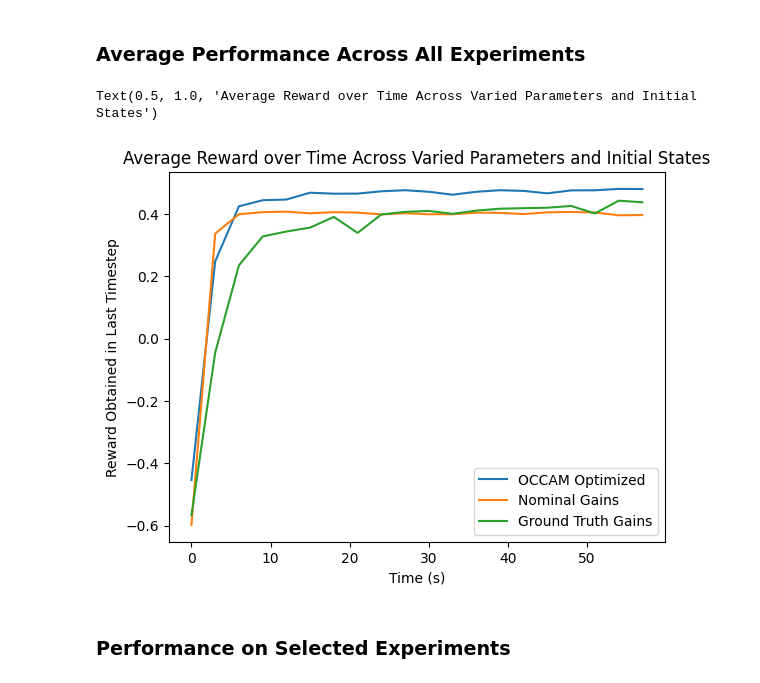
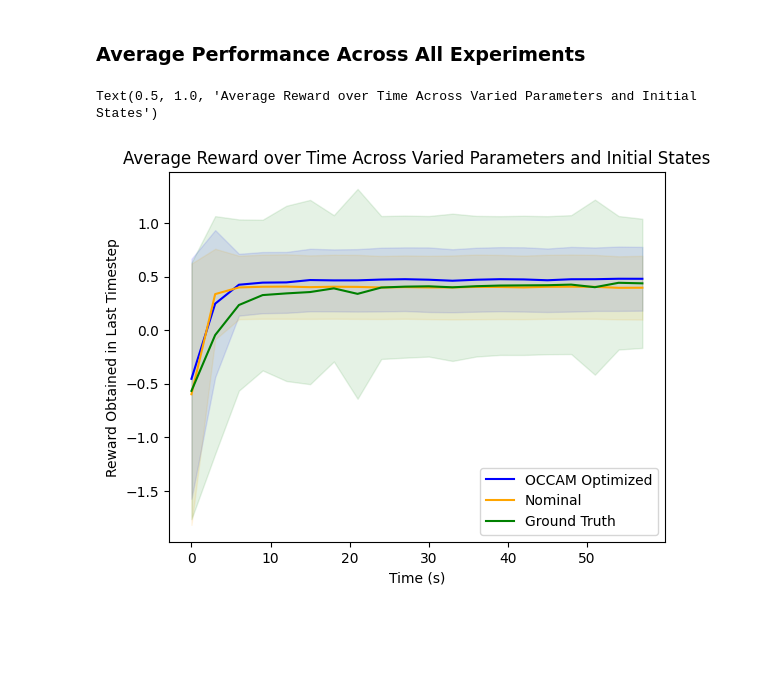
Before and after one commit to Hersh500/occam, a Jupyter notebook: test_upkie.ipynb, the cells around one changed output. Saved outputs shown, nothing was run; the diff lists cells and outputs as text; code cells hidden in the pictures; blank space fills up the shorter version.

Commit message:
add stddev plotting to notebook

```diff
--- a/test_upkie.ipynb
+++ b/test_upkie.ipynb
@@ -244,16 +244,29 @@ resetting!
 ### Average Performance Across All Experiments
 # %%
 tsteps = np.arange(num_trials) * ep_length_s
+occam_mean = np.mean(actual_rwds, axis=(0,1))
+occam_std = np.std(actual_rwds, axis=(0,1))
+nom_mean = np.mean(actual_rwds_nom, axis=(0,1))
+nom_std = np.std(actual_rwds_nom, axis=(0,1))
+gt_mean = np.mean(actual_rwds_gt, axis=(0,1))
+gt_std = np.std(actual_rwds_gt, axis=(0,1))
+
 plt.figure()
-plt.plot(tsteps, np.mean(actual_rwds, axis=(0,1)))
-plt.plot(tsteps, np.mean(actual_rwds_nom, axis=(0,1)))
-plt.plot(tsteps, np.mean(actual_rwds_gt, axis=(0,1)))
-plt.legend(["OCCAM Optimized", "Nominal Gains", "Ground Truth Gains"])
+plt.plot(tsteps, occam_mean, c='blue', label="OCCAM Optimized")
+plt.fill_between(tsteps, occam_mean-occam_std, occam_mean+occam_std, color='blue', alpha=0.1)
+plt.plot(tsteps, nom_mean, c='orange', label="Nominal")
+plt.fill_between(tsteps, nom_mean-nom_std, nom_mean+nom_std, color='orange', alpha=0.1)
+plt.plot(tsteps, gt_mean, c='green', label="Ground Truth")
+plt.fill_between(tsteps, gt_mean-gt_std, gt_mean+gt_std, color='green', alpha=0.1)
+
+
+# plt.plot(tsteps, )
+# plt.plot(tsteps, )
+# plt.legend(["OCCAM Optimized", "Nominal Gains", "Ground Truth Gains"])
+plt.legend()
 plt.xlabel("Time (s)")
 plt.ylabel("Reward Obtained in Last Timestep")
 plt.title("Average Reward over Time Across Varied Parameters and Initial States")
 # %% [output]
 Text(0.5, 1.0, 'Average Reward over Time Across Varied Parameters and Initial States')
-[figure, old version]
+[figure, new version]
-# %% [markdown]
-### Performance on Selected Experiments
```
Also changed, not shown: parts of 8 cells of this notebook.
